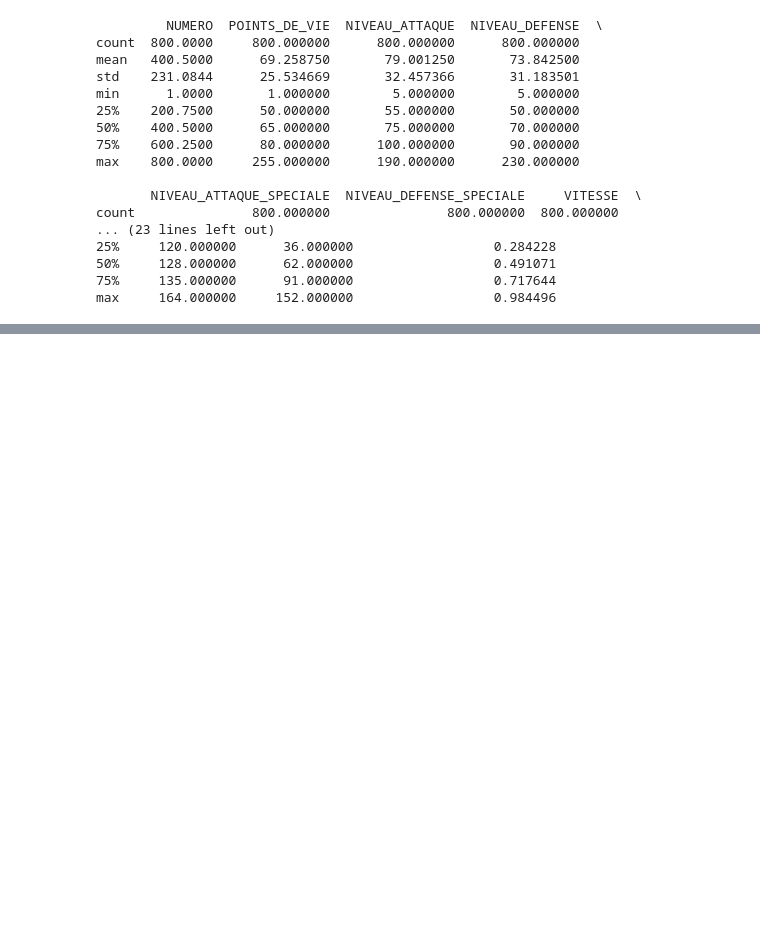
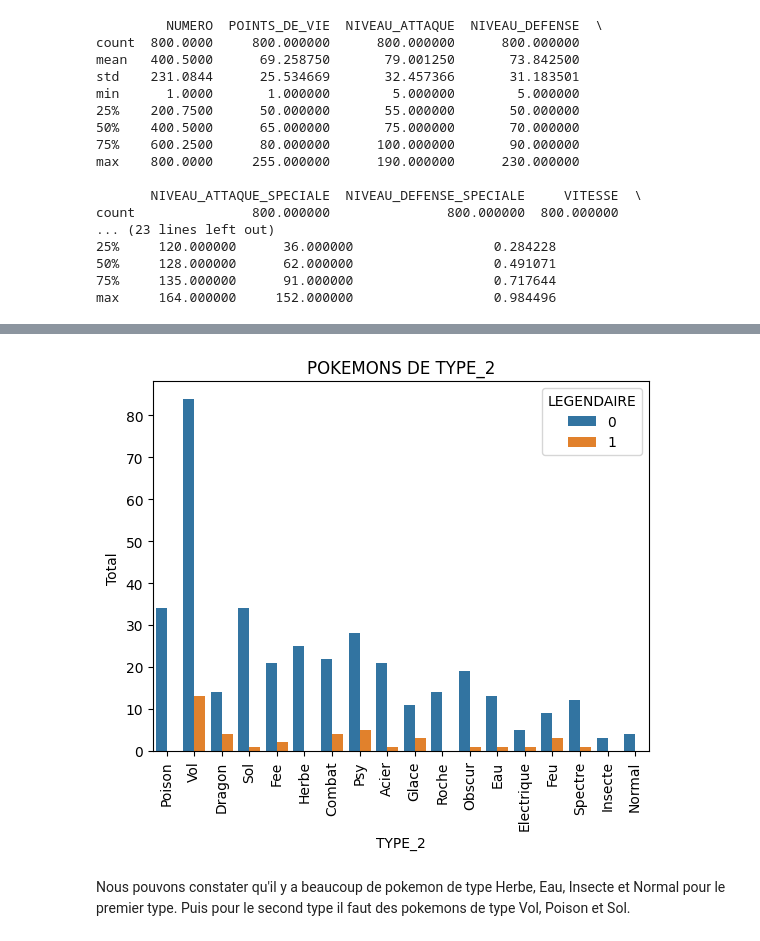
Before and after one commit to cegep-momo/atelier-ml-hkittikhoun, a Jupyter notebook: apprentissage/partie1_2.ipynb, the cells around one changed output, grey strips where cells are left out. Drawn from its saved outputs; the diff is of its cells as text; code cells hidden in the pictures; blank space fills up the shorter version.

```diff
--- a/apprentissage/partie1_2.ipynb
+++ b/apprentissage/partie1_2.ipynb
@@ -330,0 +346,12 @@ max     164.000000     152.000000                  0.984496
+# %%
+# Affichage du nombre de pokémons par TYPE_2 et LEGENDAIRE
+axe_X = sns.countplot(x="TYPE_2", hue="LEGENDAIRE", data=nouveauPokedex)
+plt.xticks(rotation= 90)
+plt.xlabel('TYPE_2')
+plt.ylabel('Total ')
+plt.title("POKEMONS DE TYPE_2")
+plt.show()
+# %% [output]
+[figure, added]
+# %% [markdown]
+Nous pouvons constater qu'il y a beaucoup de pokemon de type Herbe, Eau, Insecte et Normal pour le premier type. Puis pour le second type il faut des pokemons de type Vol, Poison et Sol.
```
Also changed, not shown: parts of 12 cells of this notebook, 1 other file.
